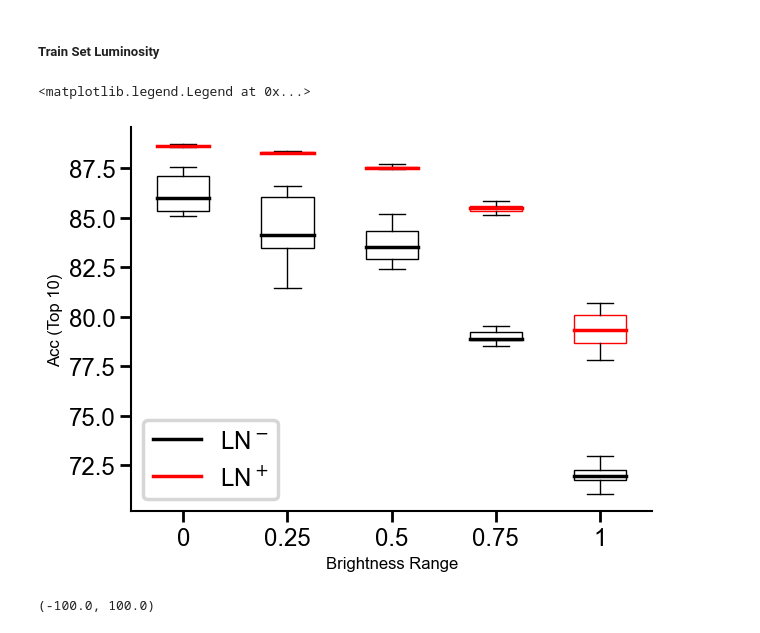
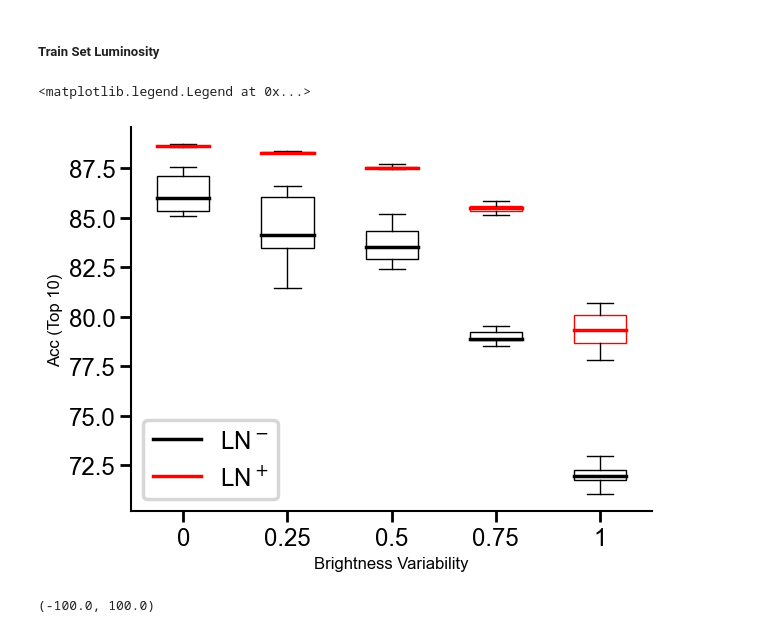
Before and after one commit to RoyHEyono/HomeostaticDANN, a Jupyter notebook: models/dense_mnist_task/notebooks/figures.ipynb, the cells around one changed output. Cells and saved outputs as stored; diff of their text form; code cells hidden in the pictures.

```diff
--- a/models/dense_mnist_task/notebooks/figures.ipynb
+++ b/models/dense_mnist_task/notebooks/figures.ipynb
@@ -94,35 +94,35 @@ fig, ax = plt.subplots()
 brightness_factor = [0, 0.25, 0.5, 0.75, 1]
 best_n_runs = 10
 noln_acc = []
 ln_acc = []
 
 for bf in brightness_factor:
     runs_nolayernorm_train = fetch_runs(api, entity='project_danns', project_name='Luminosity', filters={"config.dataset": "fashionmnist",
                                                                 "config.brightness_factor": bf, "config.homeostasis": False, "config.normtype": "ln_false",
                                                                 "config.use_testset": True}, order="-summary_metrics.test_acc")[:best_n_runs]
     runs_layernorm_train = fetch_runs(api, entity='project_danns', project_name='Luminosity', filters={"config.dataset": "fashionmnist",
                                                                 "config.brightness_factor": bf, "config.homeostasis": False, "config.normtype": "ln_true",
                                                                 "config.use_testset": True}, order="-summary_metrics.test_acc")[:best_n_runs]
 
     noln_acc.append([run_noln.summary['test_acc'] for run_noln in runs_nolayernorm_train ])
     ln_acc.append([run_ln.summary['test_acc'] for run_ln in runs_layernorm_train])
 
 bp1 = ax.boxplot(np.array(noln_acc).T, patch_artist=True, boxprops=dict(color='black', facecolor='none'), medianprops=dict(linestyle='-', linewidth=2.5, color='black'),
                          showbox=True, showfliers=False)
 bp2 = ax.boxplot(np.array(ln_acc).T, patch_artist=True, boxprops=dict(color='red', facecolor='none'), medianprops=dict(linestyle='-', linewidth=2.5, color='red'),
                          showfliers=False)
 # Create custom x-axis tick labels
 custom_xticks = ['0', '0.25', '0.5', '0.75', '1']
 ax.set_xticks(np.arange(1, len(custom_xticks) + 1))
 ax.set_xticklabels(custom_xticks)
 
-ax.set_xlabel('Brightness Range')
+ax.set_xlabel('Brightness Variability')
 ax.set_ylabel('Acc (Top 10)')
 ax.legend([bp1["medians"][0], bp2["medians"][0]], ['LN$^-$', 'LN$^+$'], loc='lower left')
 #ax.set_yscale('log')
 # %% [output]
 <matplotlib.legend.Legend at 0x...>
-[figure, old version]
+[figure, new version]
 # %%
 brightness_factor = [0, 0.25, 0.5, 0.75, 1]
 best_n_runs = 10
```
Also changed, not shown: parts of 3 cells of this notebook.
